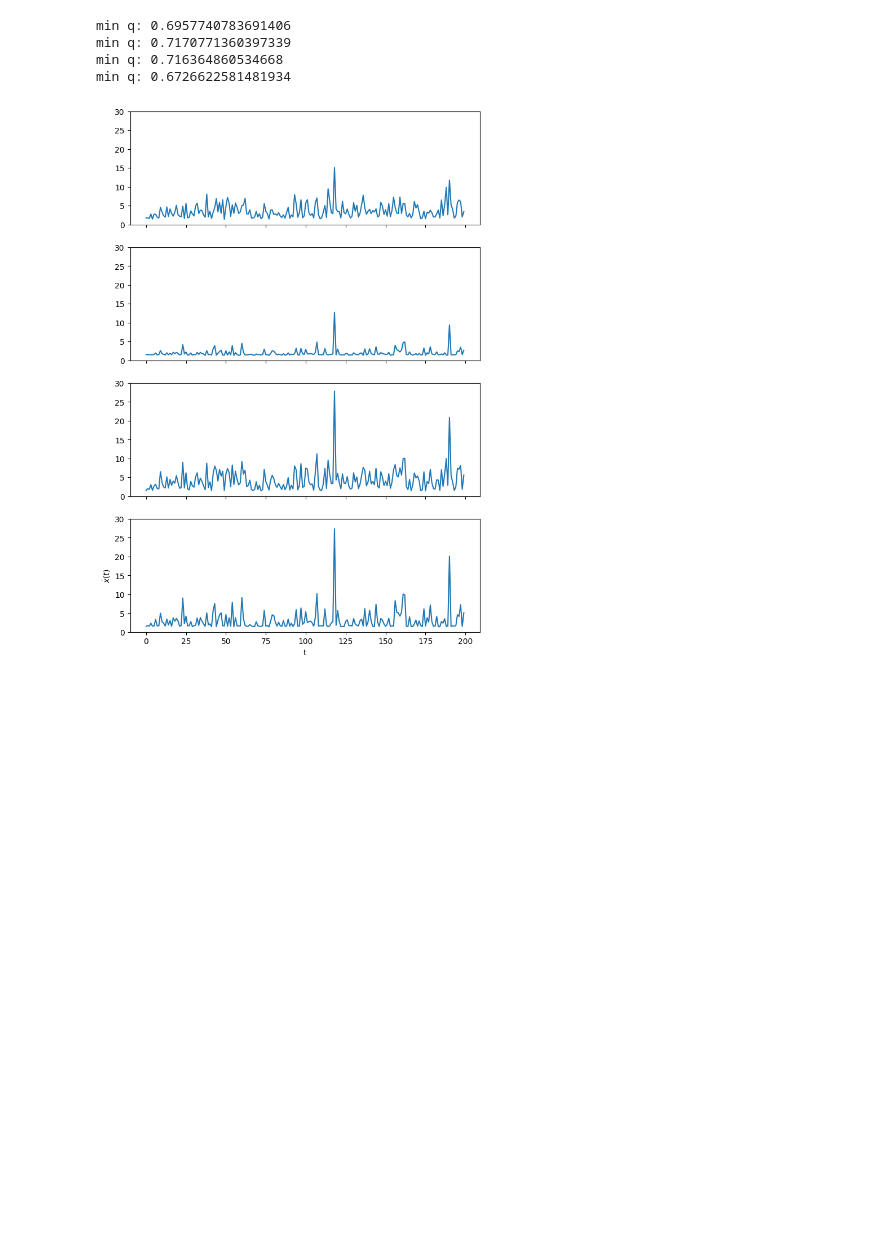
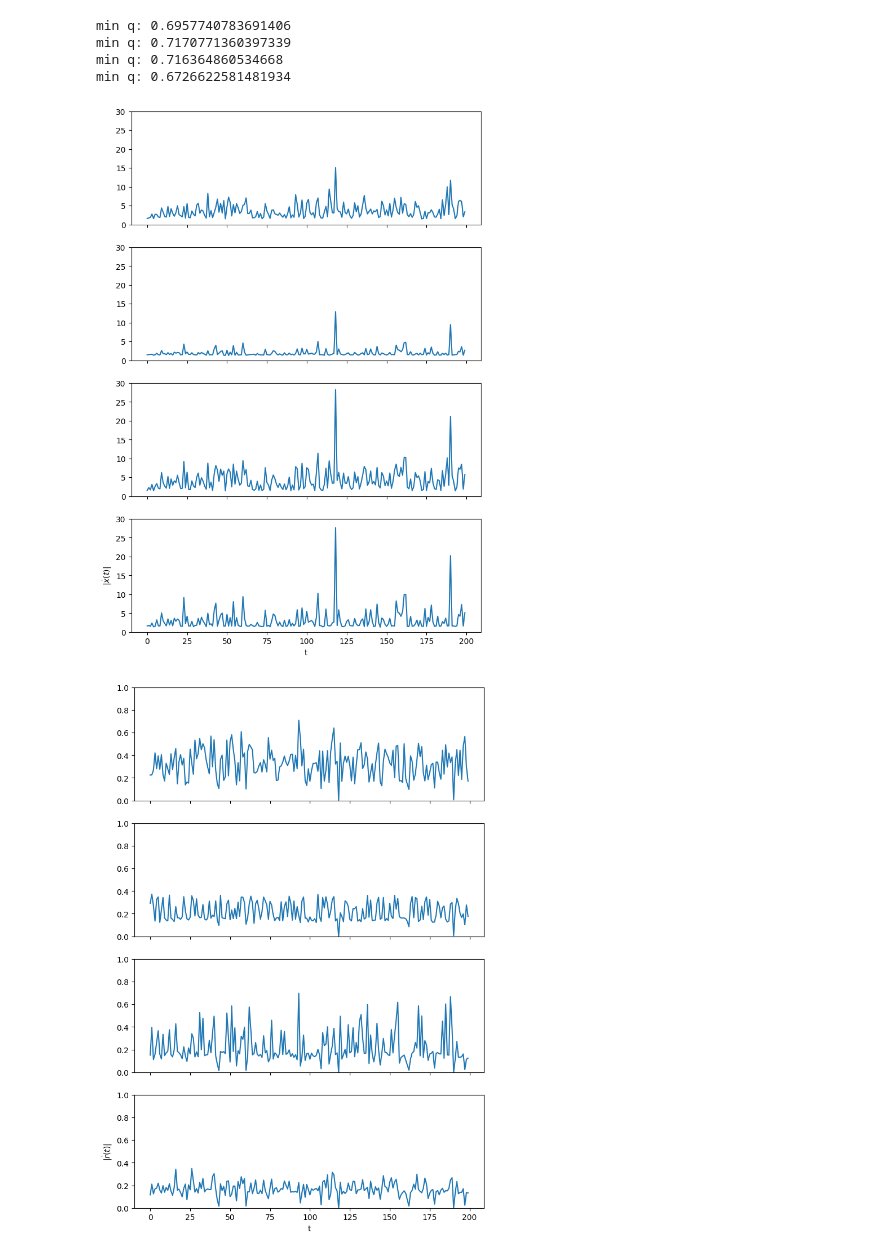
Before and after one commit to stefanpate/neuromod25, a Jupyter notebook: notebooks/examine_fps.ipynb, the cells around one changed output. Saved outputs shown, nothing was run; the diff lists cells and outputs as text; code cells hidden in the pictures; blank space fills up the shorter version.

```diff
--- a/notebooks/examine_fps.ipynb
+++ b/notebooks/examine_fps.ipynb
@@ -44,29 +44,49 @@ model.eval()
 
 outputs = []
 xs = []
+rs = []
 for i, batch in enumerate(dataloader):
     u, nm_signal, target = batch
     x0 = torch.normal(mean=0, std=1, size=(1, model.dh, 1)) / cfg.model.x0_scl
     output, x = model(u, x0, nm_signal)
+    r = torch.sigmoid(x)
     x = x.squeeze().detach().numpy() # (dh x T)
+    r = r.squeeze().detach().numpy()
     output = output.squeeze().detach().numpy()
     xs.append(x)
+    rs.append(r)
     outputs.append(output)
 # %%
-dxs = [] # dx(t)
-mag_dxs = [] # |dx(t)|
-for x in xs:
-    dx = x[:, 1:] - x[:, :-1]
-    mag_dx = np.linalg.norm(dx, axis=1)
-    dxs.append(x[:, 1:] - x[:, :-1])
-    mag_dxs.append(mag_dx)
+
+def get_mag_dx(xs):
+    dxs = [] # dx(t)
+    mag_dxs = [] # |dx(t)|
+    for x in xs:
+        dx = x[:, 1:] - x[:, :-1]
+        mag_dx = np.linalg.norm(dx, axis=1)
+        dxs.append(x[:, 1:] - x[:, :-1])
+        mag_dxs.append(mag_dx)
+
+    return dxs, mag_dxs
+
+dxs, mag_dxs = get_mag_dx(xs)
+drs, mag_drs = get_mag_dx(rs)
 # %%
 fig, ax = plt.subplots(nrows=4, figsize=(8, 12), sharex=True, sharey=True)
 for i, elt in enumerate(mag_dxs):
     ax[i].plot(elt)
 ax[-1].set_ylim(0, 30)
 ax[-1].set_xlabel("t")
-ax[-1].set_ylabel(r'$\dot{x}(t)$')
+ax[-1].set_ylabel(r'|$\dot{x}(t)$|')
 plt.show()
+
+fig, ax = plt.subplots(nrows=4, figsize=(8, 12), sharex=True, sharey=True)
+for i, elt in enumerate(mag_drs):
+    ax[i].plot(elt)
+ax[-1].set_ylim(0, 1)
+ax[-1].set_xlabel("t")
+ax[-1].set_ylabel(r'|$\dot{r}(t)$|')
+plt.show()
 # %% [output]
-[figure, old version]
+[figure, new version]
+[figure, added]
```
Also changed, not shown: parts of 2 cells of this notebook.
